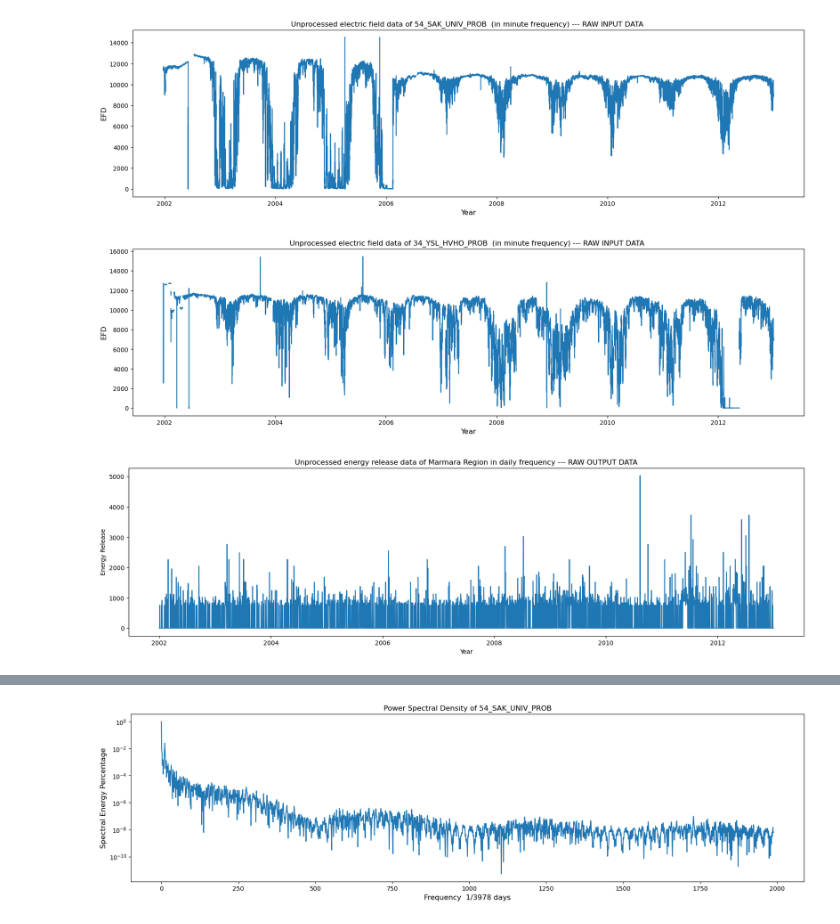
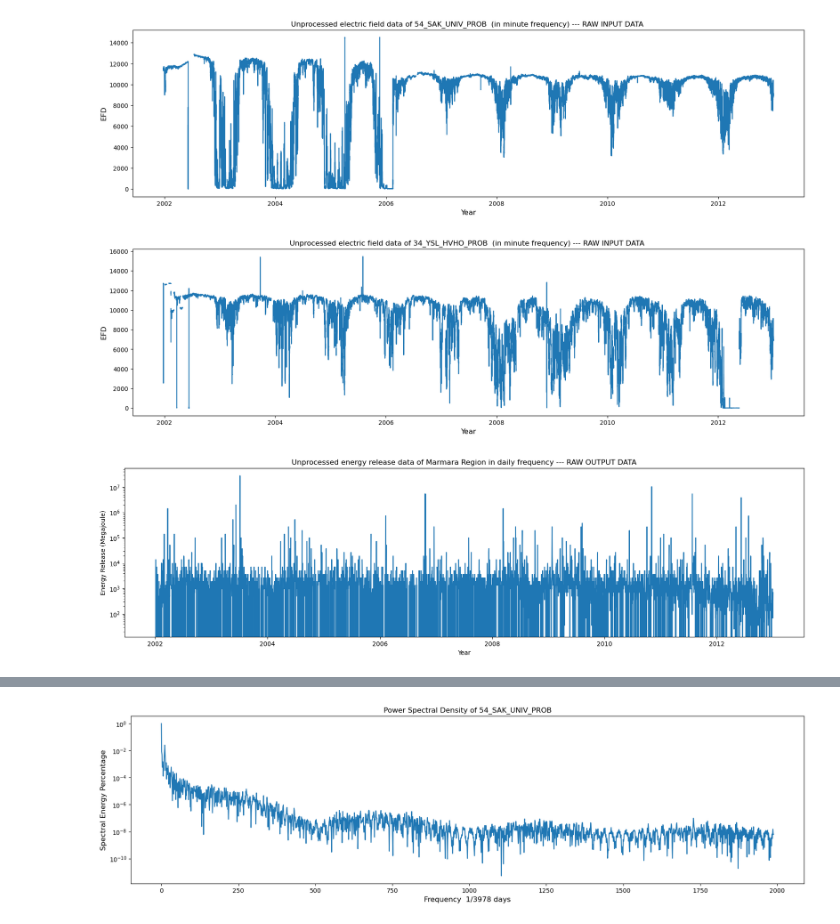
Before and after one commit to SrknMcT/ITUDeprem, a Jupyter notebook: efd_er_data.ipynb, the cells around one changed output, grey strips where cells are left out. Saved outputs shown, nothing was run; the diff lists cells and outputs as text; code cells hidden in the pictures.

```diff
--- a/efd_er_data.ipynb
+++ b/efd_er_data.ipynb
@@ -53,37 +53,37 @@ def read(station, start, end):
 #unprocessed electric field data and energy release data plots (efd=electric field data, er=energy release)
 
 st_efd={}   #entire efd dictionary w.r.t. station codes
 
 for station_name in STATION_NAMES:
 
     timesSignal, dataSignal = read(DATA_FOLDER + station_name, start, end)
     efd = pd.DataFrame({"value":dataSignal}, index=timesSignal)
     st_efd[station_name]=efd
 
     fig,axis=plt.subplots(figsize = (20,5))
 
     axis.set_title("Unprocessed electric field data of "+ station_name + "  (in minute frequency) --- RAW INPUT DATA ",fontsize=12)
     axis.set_xlabel("Year",fontsize=12)
     axis.set_ylabel("EFD",fontsize=12)
     axis.plot(st_efd[station_name])
 
     fig.savefig("graphs/raw_"+station_name+"_efd.jpg",dpi=500,bbox_inches='tight')
 
 
-energy_release = pd.read_csv(DATA_FOLDER+"energy_release.csv", index_col=0,parse_dates=[0],dayfirst=True).fillna(0).rename_axis("Date") #between 2002-2013 years
+energy_release = pd.read_csv(DATA_FOLDER+"energy_release.csv", index_col=0,parse_dates=[0],dayfirst=True).fillna(0).rename_axis("date") #between 2002-2013 years
 
 fig,axis=plt.subplots(figsize=(20,5))
 
 axis.set_xlabel("Year")
-axis.set_ylabel("Energy Release")
+axis.set_ylabel("Energy Release (Megajoule)")
 axis.set_title("Unprocessed energy release data of Marmara Region in daily frequency --- RAW OUTPUT DATA")
+axis.set_yscale('log')
 axis.plot(energy_release)
-
 fig.savefig("graphs/raw_energy_release_data.jpg",dpi=500,bbox_inches='tight')
 # %% [output]
 [figure]
 [figure]
-[figure, old version]
+[figure, new version]
 # %%
 #preprocessing steps for efd & er
 #EFD-ENERGY (input-output) dataframe will be generated for each station
```
Also changed, not shown: parts of 1 cell of this notebook, 4 other files.
